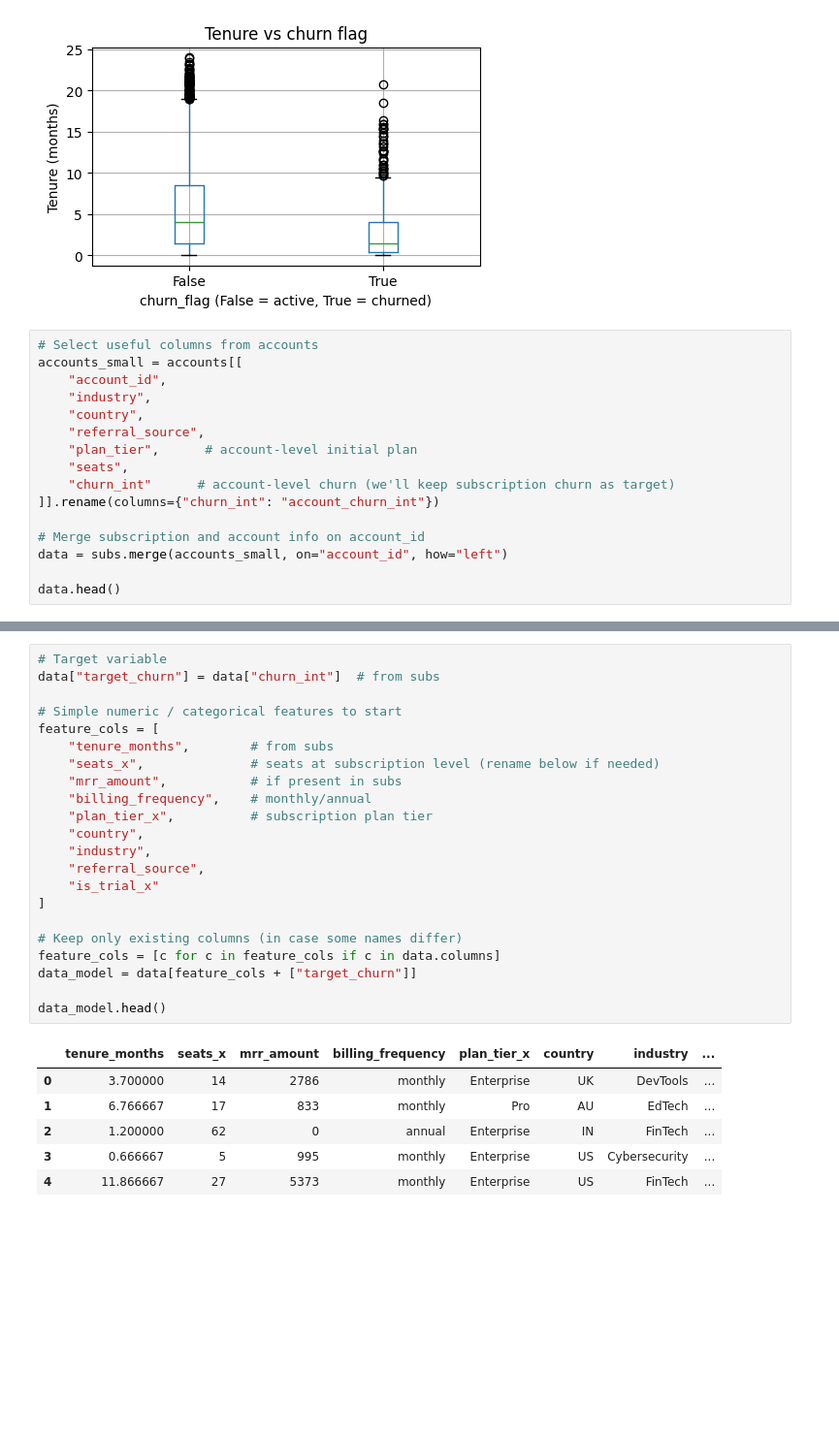
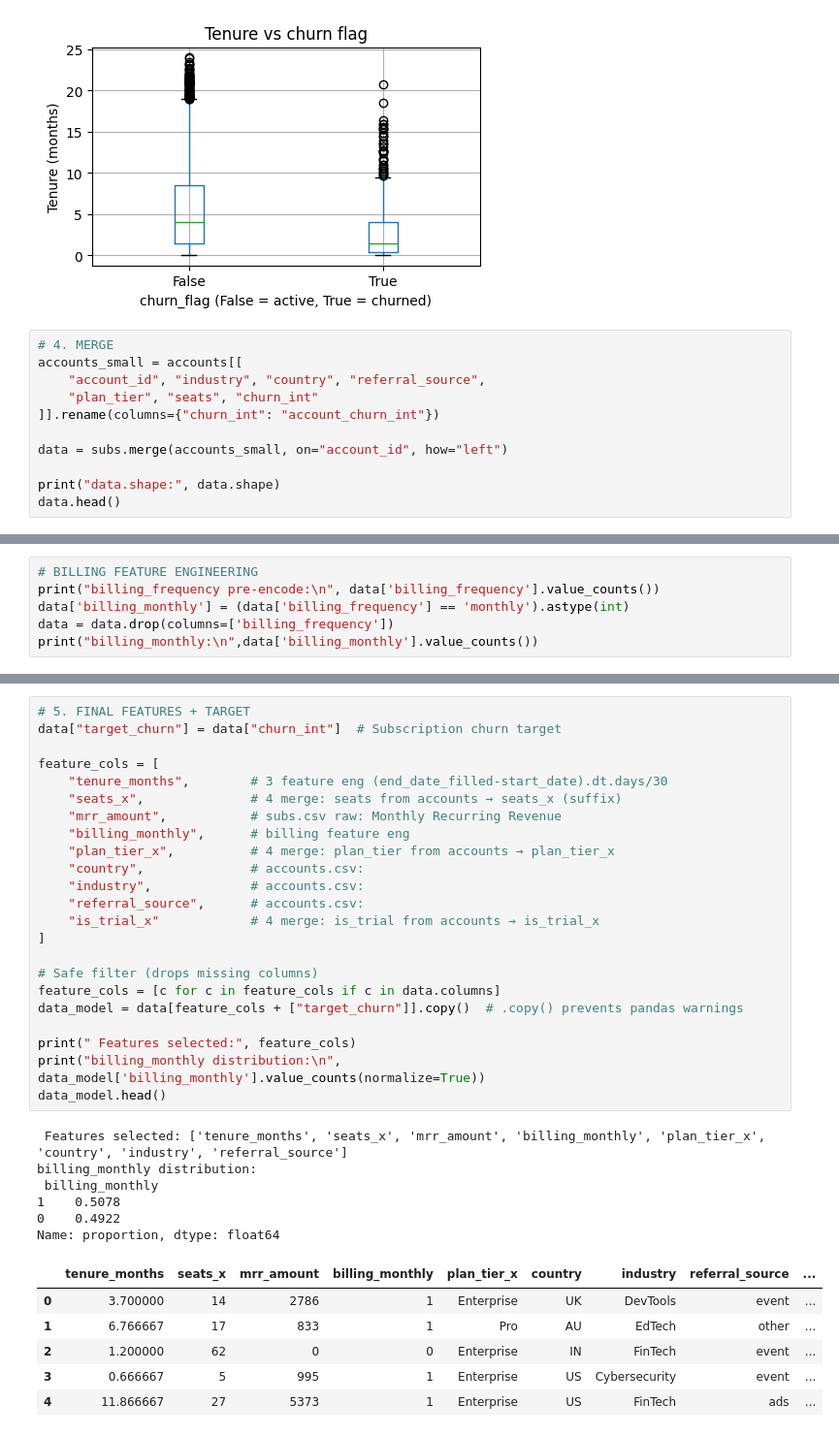
Before and after one commit to Meghaa1901/OTT-churn-analysis, a Jupyter notebook: notebooks/01_eda_rivalytics.ipynb, the cells around one changed output, grey strips where cells are left out. Shown at 97% size. Saved outputs shown, nothing was run; the diff lists cells and outputs as text; blank space fills up the shorter version.

```diff
--- a/notebooks/01_eda_rivalytics.ipynb
+++ b/notebooks/01_eda_rivalytics.ipynb
@@ -115,19 +118,14 @@ plt.show()
 # %% [output]
 [figure]
 # %%
-# Select useful columns from accounts
+# 4. MERGE
 accounts_small = accounts[[
-    "account_id",
-    "industry",
-    "country",
-    "referral_source",
-    "plan_tier",      # account-level initial plan
-    "seats",
-    "churn_int"      # account-level churn (we'll keep subscription churn as target)
+    "account_id", "industry", "country", "referral_source",
+    "plan_tier", "seats", "churn_int"
 ]].rename(columns={"churn_int": "account_churn_int"})
 
-# Merge subscription and account info on account_id
 data = subs.merge(accounts_small, on="account_id", how="left")
 
+print("data.shape:", data.shape)
 data.head()
 # %% [output]
@@ -140,0 +140,6 @@ data.head()
+# %%
+# BILLING FEATURE ENGINEERING
+print("billing_frequency pre-encode:\n", data['billing_frequency'].value_counts())
+data['billing_monthly'] = (data['billing_frequency'] == 'monthly').astype(int)
+data = data.drop(columns=['billing_frequency'])
+print("billing_monthly:\n",data['billing_monthly'].value_counts())
@@ -141,30 +157,37 @@ data.head()
 # %%
-# Target variable
-data["target_churn"] = data["churn_int"]  # from subs
+# 5. FINAL FEATURES + TARGET
+data["target_churn"] = data["churn_int"]  # Subscription churn target
 
-# Simple numeric / categorical features to start
 feature_cols = [
-    "tenure_months",        # from subs
-    "seats_x",              # seats at subscription level (rename below if needed)
-    "mrr_amount",           # if present in subs
-    "billing_frequency",    # monthly/annual
-    "plan_tier_x",          # subscription plan tier
-    "country",
-    "industry",
-    "referral_source",
-    "is_trial_x"
+    "tenure_months",        # 3 feature eng (end_date_filled-start_date).dt.days/30
+    "seats_x",              # 4 merge: seats from accounts → seats_x (suffix)
+    "mrr_amount",           # subs.csv raw: Monthly Recurring Revenue
+    "billing_monthly",      # billing feature eng
+    "plan_tier_x",          # 4 merge: plan_tier from accounts → plan_tier_x
+    "country",              # accounts.csv:
+    "industry",             # accounts.csv:
+    "referral_source",      # accounts.csv:
+    "is_trial_x"            # 4 merge: is_trial from accounts → is_trial_x
 ]
 
-# Keep only existing columns (in case some names differ)
+# Safe filter (drops missing columns)
 feature_cols = [c for c in feature_cols if c in data.columns]
-data_model = data[feature_cols + ["target_churn"]]
+data_model = data[feature_cols + ["target_churn"]].copy()  # .copy() prevents pandas warnings
 
+print(" Features selected:", feature_cols)
+print("billing_monthly distribution:\n", data_model['billing_monthly'].value_counts(normalize=True))
 data_model.head()
 # %% [output]
+ Features selected: ['tenure_months', 'seats_x', 'mrr_amount', 'billing_monthly', 'plan_tier_x', 'country', 'industry', 'referral_source']
+billing_monthly distribution:
+ billing_monthly
+1    0.5078
+0    0.4922
+Name: proportion, dtype: float64
-|  | tenure_months | seats_x | mrr_amount | billing_frequency | plan_tier_x | country | industry | ... |
-| 0 | 3.700000 | 14 | 2786 | monthly | Enterprise | UK | DevTools | ... |
-| 1 | 6.766667 | 17 | 833 | monthly | Pro | AU | EdTech | ... |
-| 2 | 1.200000 | 62 | 0 | annual | Enterprise | IN | FinTech | ... |
-| 3 | 0.666667 | 5 | 995 | monthly | Enterprise | US | Cybersecurity | ... |
-| 4 | 11.866667 | 27 | 5373 | monthly | Enterprise | US | FinTech | ... |
+|  | tenure_months | seats_x | mrr_amount | billing_monthly | plan_tier_x | country | industry | referral_source | ... |
+| 0 | 3.700000 | 14 | 2786 | 1 | Enterprise | UK | DevTools | event | ... |
+| 1 | 6.766667 | 17 | 833 | 1 | Pro | AU | EdTech | other | ... |
+| 2 | 1.200000 | 62 | 0 | 0 | Enterprise | IN | FinTech | event | ... |
+| 3 | 0.666667 | 5 | 995 | 1 | Enterprise | US | Cybersecurity | event | ... |
+| 4 | 11.866667 | 27 | 5373 | 1 | Enterprise | US | FinTech | ads | ... |
 # %%
```
Also changed, not shown: parts of 29 cells of this notebook, 12 other files.
